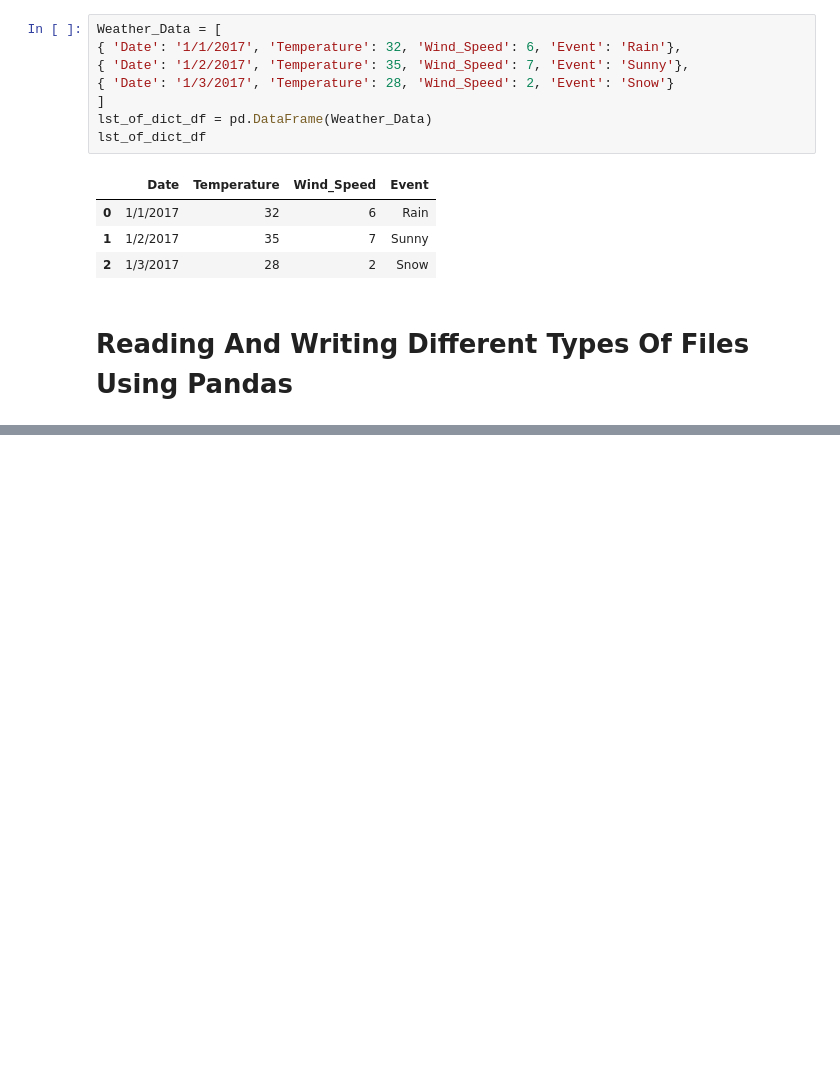
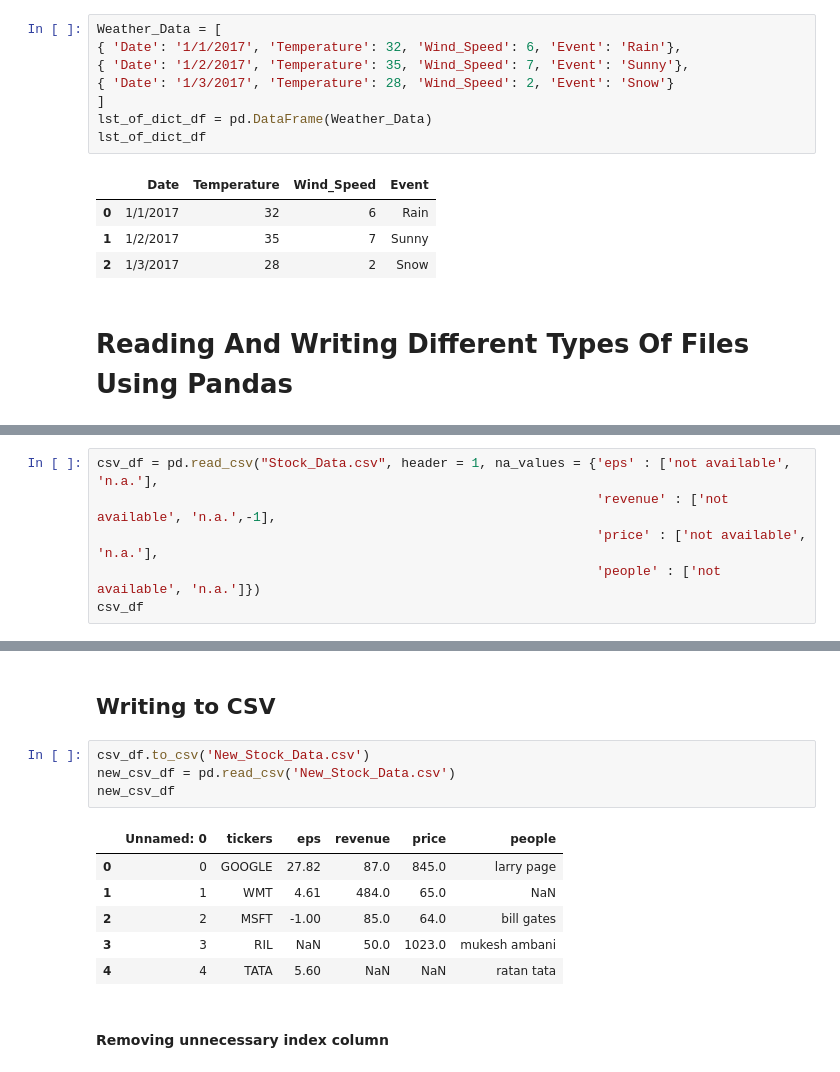
Before and after one commit to 7thmaniac/Pandas, a Jupyter notebook: jupyter-notebooks/pandas.ipynb, the cells around one changed output, grey strips where cells are left out. Cells and saved outputs as stored; diff of their text form; blank space fills up the shorter version.

```diff
--- a/jupyter-notebooks/pandas.ipynb
+++ b/jupyter-notebooks/pandas.ipynb
@@ -88277,0 +88383,6 @@ lst_of_dict_df
+# %%
+csv_df = pd.read_csv("Stock_Data.csv", header = 1, na_values = {'eps' : ['not available', 'n.a.'],
+                                                                'revenue' : ['not available', 'n.a.',-1],
+                                                                'price' : ['not available', 'n.a.'],
+                                                                'people' : ['not available', 'n.a.']})
+csv_df
@@ -88277,0 +88396,15 @@ lst_of_dict_df
+# %% [markdown]
+## Writing to CSV
+# %%
+csv_df.to_csv('New_Stock_Data.csv')
+new_csv_df = pd.read_csv('New_Stock_Data.csv')
+new_csv_df
+# %% [output]
+|  | Unnamed: 0 | tickers | eps | revenue | price | people |
+| 0 | 0 | GOOGLE | 27.82 | 87.0 | 845.0 | larry page |
+| 1 | 1 | WMT | 4.61 | 484.0 | 65.0 | NaN |
+| 2 | 2 | MSFT | -1.00 | 85.0 | 64.0 | bill gates |
+| 3 | 3 | RIL | NaN | 50.0 | 1023.0 | mukesh ambani |
+| 4 | 4 | TATA | 5.60 | NaN | NaN | ratan tata |
+# %% [markdown]
+#### Removing unnecessary index column
```
Also changed, not shown: parts of 23 cells of this notebook, 5 other files.
